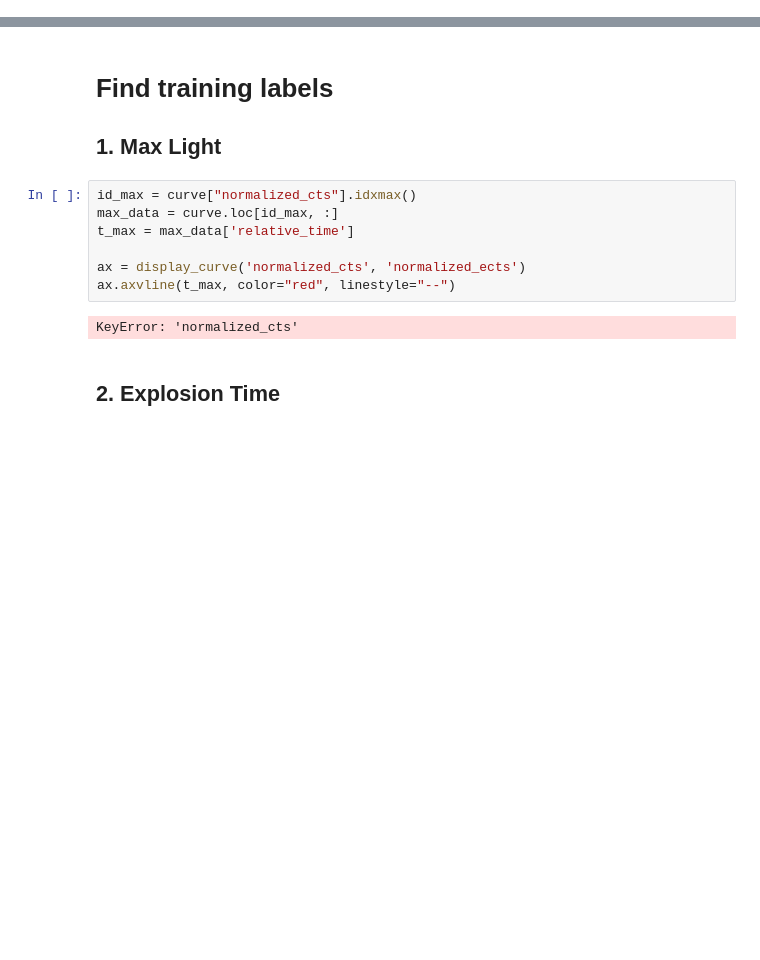
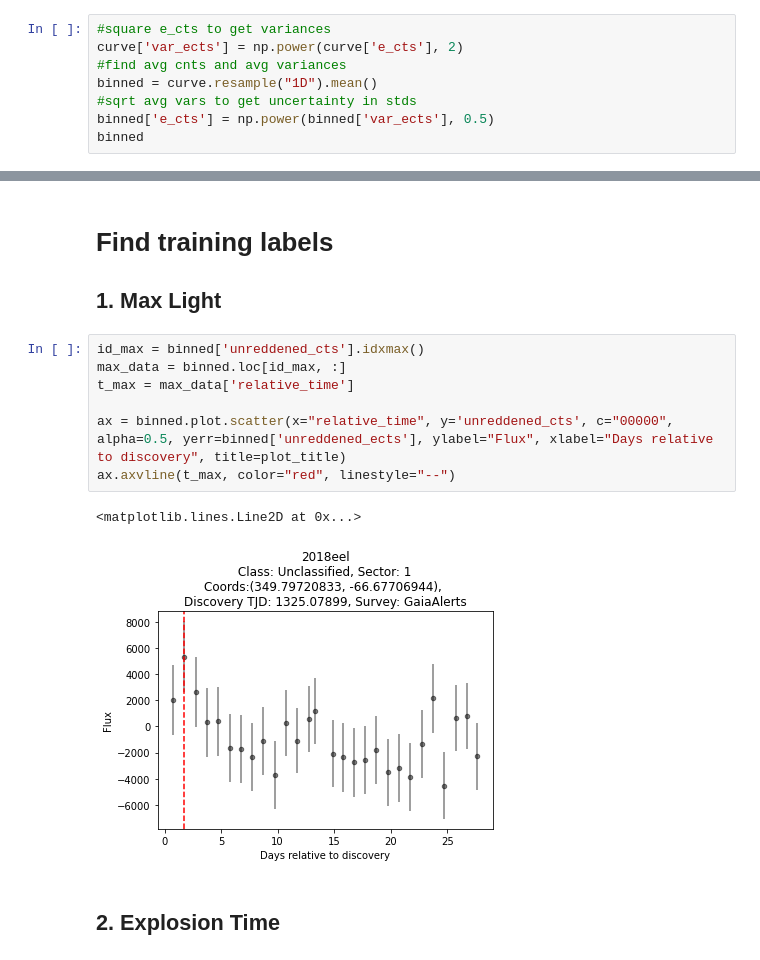
Before and after one commit to halihuang/TESSEpochTime, a Jupyter notebook: preprocessing.ipynb, the cells around one changed output, grey strips where cells are left out. Cells and saved outputs as stored; diff of their text form; blank space fills up the shorter version.

```diff
--- a/preprocessing.ipynb
+++ b/preprocessing.ipynb
@@ -144,0 +123,8 @@ binned
+# %%
+#square e_cts to get variances
+curve['var_ects'] = np.power(curve['e_cts'], 2)
+#find avg cnts and avg variances
+binned = curve.resample("1D").mean()
+#sqrt avg vars to get uncertainty in stds
+binned['e_cts'] = np.power(binned['var_ects'], 0.5)
+binned
@@ -151,13 +156,14 @@ binned.plot.scatter(x="relative_time", y='unreddened_cts', c="00000", alpha=0.5,
 # Find training labels
 ## 1. Max Light
 # %%
-id_max = curve["normalized_cts"].idxmax()
-max_data = curve.loc[id_max, :]
+id_max = binned['unreddened_cts'].idxmax()
+max_data = binned.loc[id_max, :]
 t_max = max_data['relative_time']
 
-ax = display_curve('normalized_cts', 'normalized_ects')
+ax = binned.plot.scatter(x="relative_time", y='unreddened_cts', c="00000", alpha=0.5, yerr=binned['unreddened_ects'], ylabel="Flux", xlabel="Days relative to discovery", title=plot_title)
 ax.axvline(t_max, color="red", linestyle="--")
 # %% [output]
-KeyError: 'normalized_cts'
+<matplotlib.lines.Line2D at 0x...>
+[figure, added]
 # %% [markdown]
 ## 2. Explosion Time
```
Also changed, not shown: parts of 3 cells of this notebook, 1 other file.
